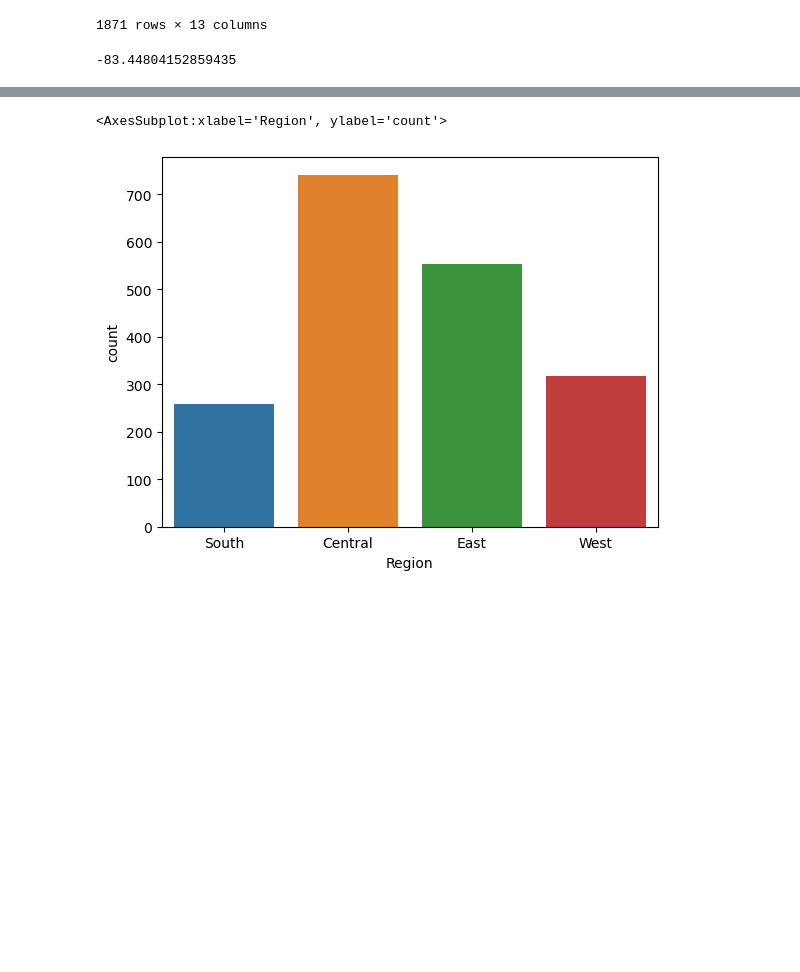
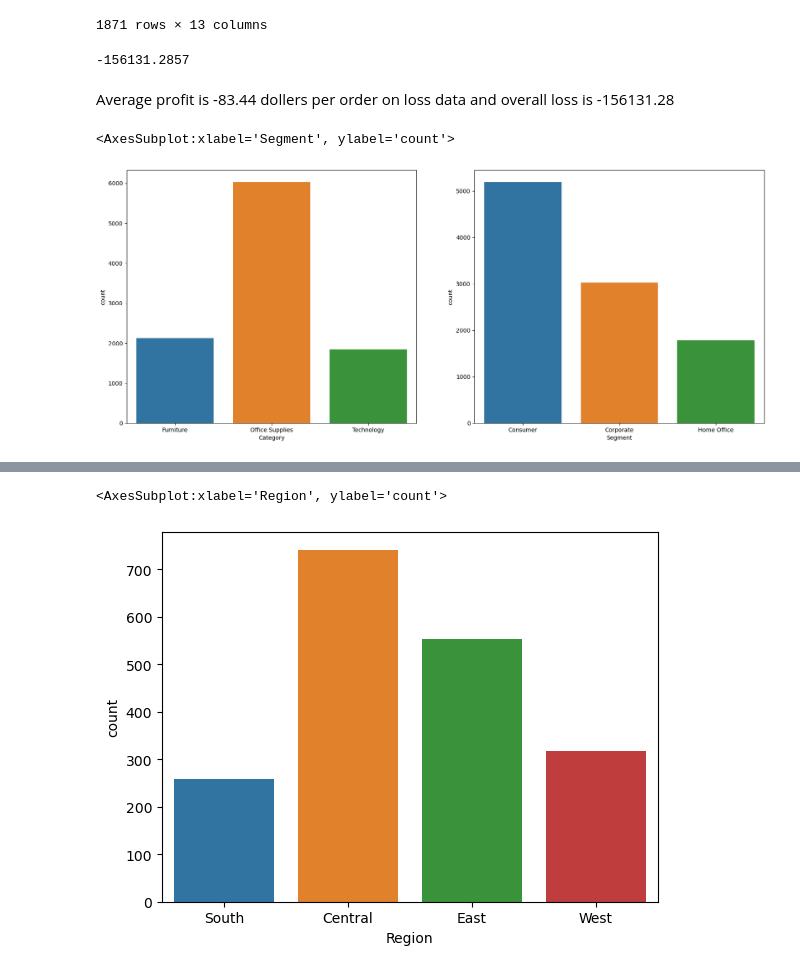
Before and after one commit to gokulrajar15/Data-visualization-python-library, a Jupyter notebook: Superstore project.ipynb, the cells around one changed output, grey strips where cells are left out. Cells and saved outputs as stored; diff of their text form; code cells hidden in the pictures; blank space fills up the shorter version.

```diff
--- a/Superstore project.ipynb
+++ b/Superstore project.ipynb
@@ -193,5 +206,17 @@ loss
 1871 rows × 13 columns
 # %%
 loss['Profit'].mean()
+loss['Profit'].sum()
 # %% [output]
--83.44804152859435
+-156131.2857
+# %% [markdown]
+Average profit is -83.44 dollers per order on loss data and overall loss is -156131.28
+# %%
+plt.figure(figsize=(20, 8))
+plt.subplot(1,2,1)
+sns.countplot(data = d, x = 'Category')
+plt.subplot(1,2,2)
+sns.countplot(data = d, x = "Segment")
+# %% [output]
+<AxesSubplot:xlabel='Segment', ylabel='count'>
+[figure, added]
```
Also changed, not shown: parts of 21 cells of this notebook.
